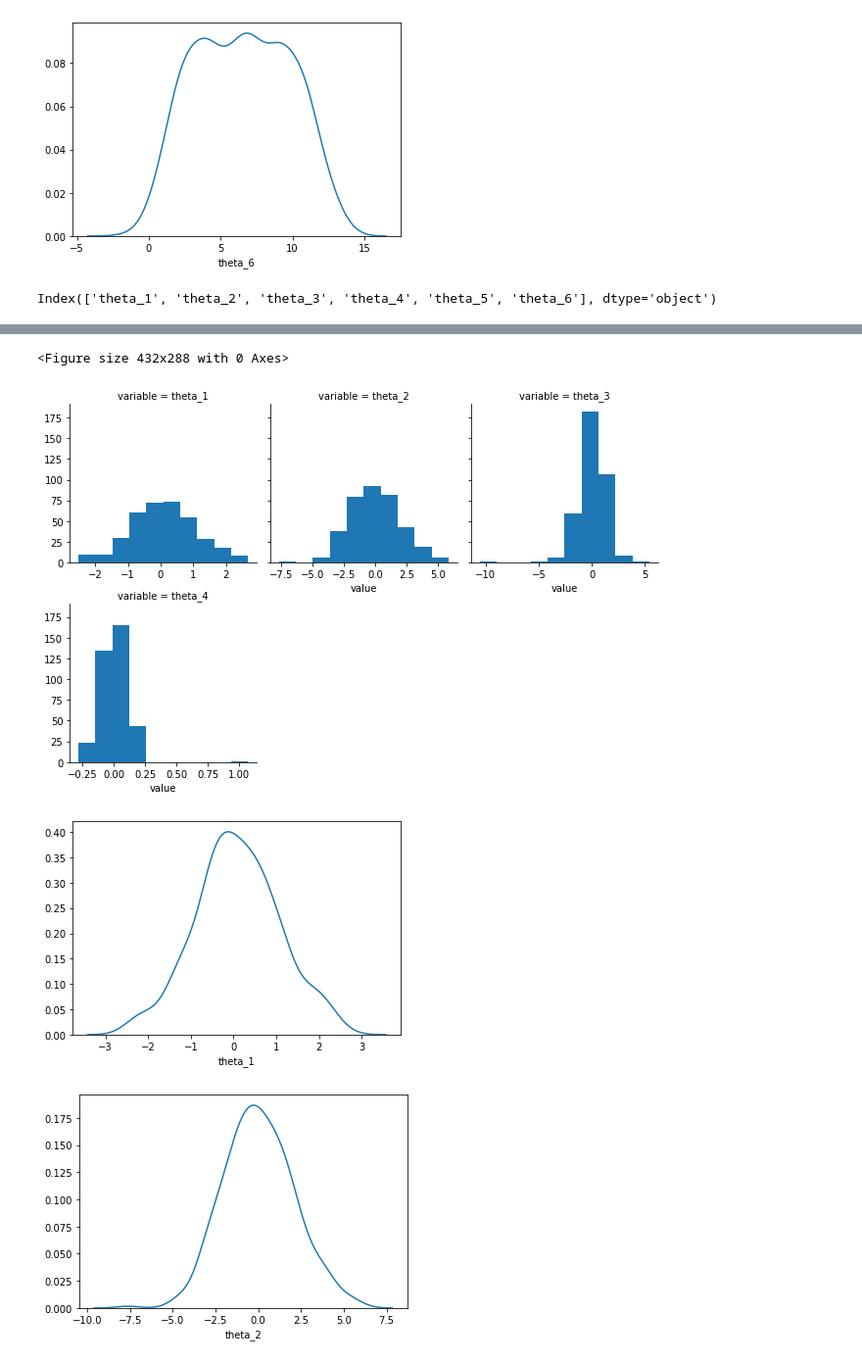
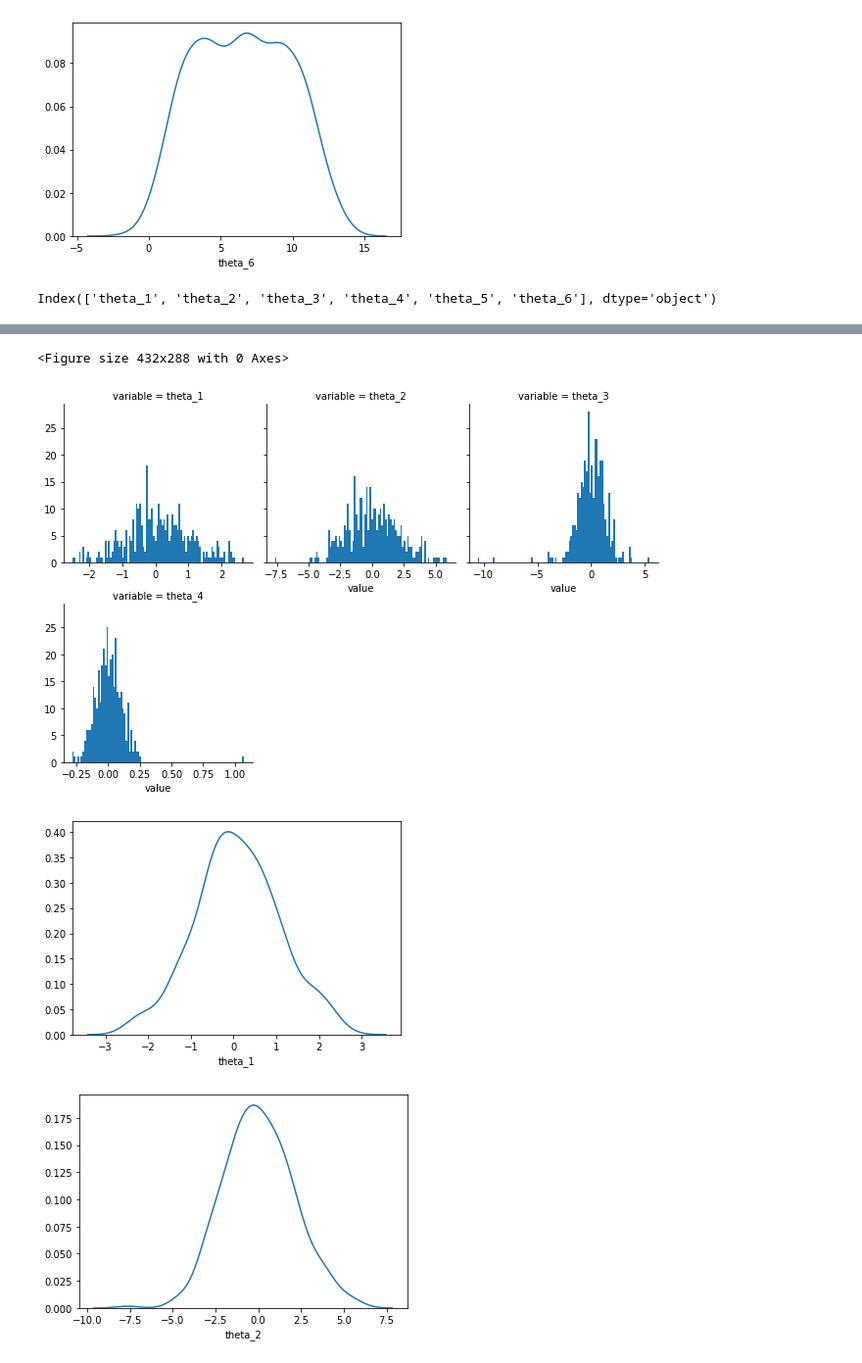
Before and after one commit to sebastianwach/Data_Analytics, a Jupyter notebook: Lab1-preview/Lab1.ipynb, the cells around one changed output, grey strips where cells are left out. Shown: that part at 98% size. Drawn from its saved outputs; the diff is of its cells as text; code cells hidden in the pictures.

```diff
--- a/Lab1-preview/Lab1.ipynb
+++ b/Lab1-preview/Lab1.ipynb
@@ -52,32 +70,32 @@ for i in columns[1:7]:
 # %%
 #6. Repeat analysis for columns $\theta_1$-$\theta_4$ in 2018.
 
 data2018 = data['2018-01-01':'2019-01-01']
 columns2018 = data.columns
 data2018.head()
 print(columns2018)
 
 #6.3. Plot all columns as time series.
 data2018[columns[1:5]].plot(subplots=True,figsize=(10, 10))
 
 data2018_hist=data2018[columns[1:5]]
 dataMelted2018 = data2018_hist.melt()
 
 #6.4. Plot histograms of all columns
 plt.figure()
 grid = sns.FacetGrid(dataMelted2018, col="variable", col_wrap=3,sharex=False)
-grid.map(plt.hist, "value")
+grid.map(plt.hist, "value",bins=100)
 
 
 #6.5 Plot KDE-s
 for i in columns2018[0:4]:
     plt.figure()
     sns.distplot(data2018[i], kde=True, hist=False)
 # %% [output]
 Index(['theta_1', 'theta_2', 'theta_3', 'theta_4', 'theta_5', 'theta_6'], dtype='object')
 [figure]
 <Figure size 432x288 with 0 Axes>
-[figure, old version]
+[figure, new version]
 [figure]
 [figure]
 [figure]
```
Also changed, not shown: parts of 4 cells of this notebook.
